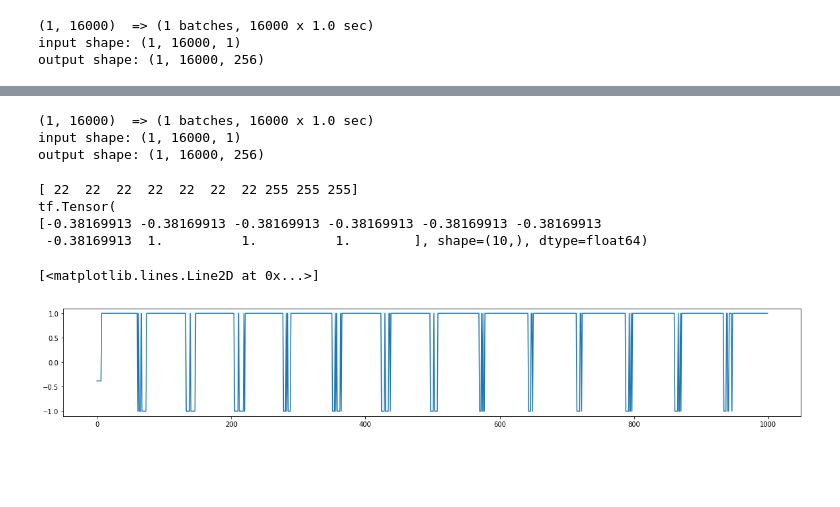
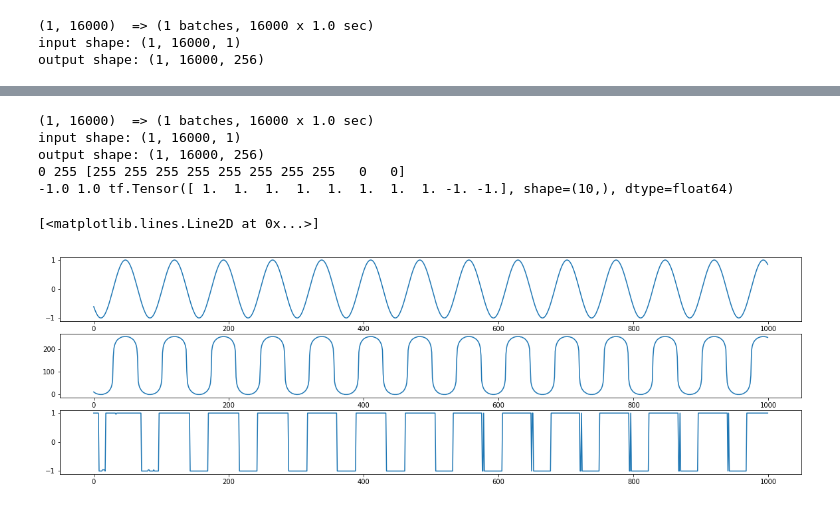
Before and after one commit to bt22dr/deep-learning-papers, a Jupyter notebook: code/WaveNet.ipynb, the cells around one changed output, grey strips where cells are left out. Saved outputs shown, nothing was run; the diff lists cells and outputs as text; code cells hidden in the pictures; blank space fills up the shorter version.

```diff
--- a/code/WaveNet.ipynb
+++ b/code/WaveNet.ipynb
@@ -552,31 +578,36 @@ Epoch 000 Iter 1000: Loss: 4.1422410750
 # %%
 sec=1.0
 N = 1
 sine_data = get_sine_waves(N=N, sec=sec, freq=220.0, sample_rate=sample_rate)
-sine_data = mu_law_encode(sine_data, 256)
-print(sine_data.shape, " => ({} batches, {} x {} sec)".format(N, sample_rate, sec))
+sine_data_mulaw = mu_law_encode(sine_data, 256)
+print(sine_data_mulaw.shape, " => ({} batches, {} x {} sec)".format(N, sample_rate, sec))
 
-train_data = tf.cast(tf.expand_dims(sine_data, -1), tf.float32)
-print("input shape:", train_data.shape)
-out = wavenet_model(train_data)
+sample_data = tf.cast(tf.expand_dims(sine_data_mulaw, -1), tf.float32)
+print("input shape:", sample_data.shape)
+
+out = wavenet_model(sample_data)
 print("output shape:", out.shape)
 # wavenet_model.summary()
+
+
+
+output = np.argmax(out[0], axis=1)
+output_wav = mu_law_decode(output, 256)
+print(np.min(output), np.max(output), output[:10])
+print(np.min(output_wav), np.max(output_wav), output_wav[:10])
+
+plt.figure(figsize=[20, 6])
+ax1 = plt.subplot(311)
+plt.plot(sine_data[0][:1000])
+ax2 = plt.subplot(312, sharex=ax1)
+plt.plot(sine_data_mulaw[0].numpy()[:1000])
+ax3 = plt.subplot(313, sharex=ax1, sharey=ax1)
+plt.plot(output_wav.numpy()[:1000])
 # %% [output]
 (1, 16000)  => (1 batches, 16000 x 1.0 sec)
 input shape: (1, 16000, 1)
 output shape: (1, 16000, 256)
+0 255 [255 255 255 255 255 255 255 255   0   0]
+-1.0 1.0 tf.Tensor([ 1.  1.  1.  1.  1.  1.  1.  1. -1. -1.], shape=(10,), dtype=float64)
+[<matplotlib.lines.Line2D at 0x...>]
+[figure, added]
-# %%
-output = np.argmax(out[0], axis=1)
-output_wav = mu_law_decode(output, 256)
-print(output[:10])
-print(output_wav[:10])
-
-x = np.arange(0, 16000)
-plt.figure(figsize=[20, 3]); plt.plot(x[:1000], output_wav.numpy()[:1000])
-# %% [output]
-[ 22  22  22  22  22  22  22 255 255 255]
-tf.Tensor(
-[-0.38169913 -0.38169913 -0.38169913 -0.38169913 -0.38169913 -0.38169913
- -0.38169913  1.          1.          1.        ], shape=(10,), dtype=float64)
-[<matplotlib.lines.Line2D at 0x...>]
-[figure, removed]
```
Also changed, not shown: parts of 14 cells of this notebook.
